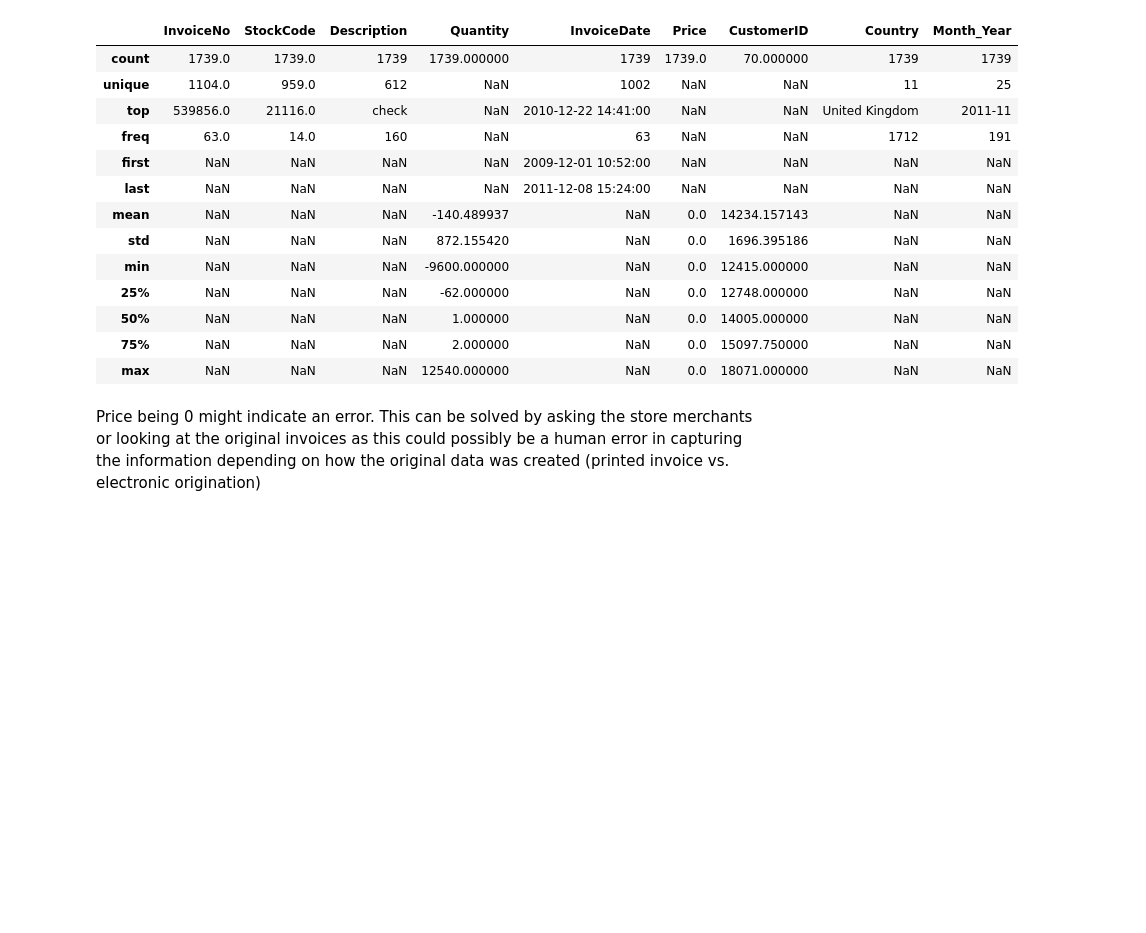
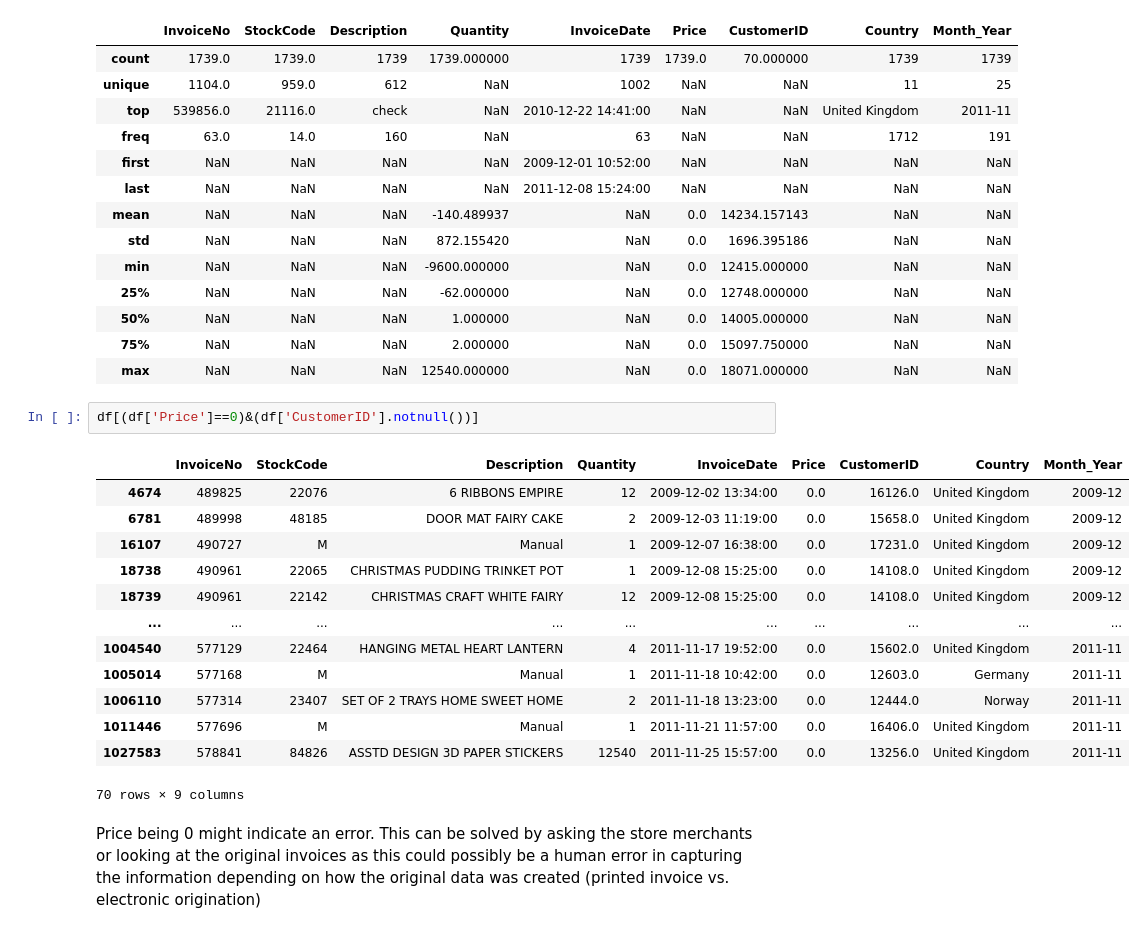
Before and after one commit to MakalaMabotja/Sales-Data-Project, a Jupyter notebook: Sales data cleaning & EDA.ipynb, the cells around one changed output. Saved outputs shown, nothing was run; the diff lists cells and outputs as text; blank space fills up the shorter version.

```diff
--- a/Sales data cleaning & EDA.ipynb
+++ b/Sales data cleaning & EDA.ipynb
@@ -131,6 +186,22 @@ df[df['Price']==0].describe(include='all')
 | 50% | NaN | NaN | NaN | 1.000000 | NaN | 0.0 | 14005.000000 | NaN | NaN |
 | 75% | NaN | NaN | NaN | 2.000000 | NaN | 0.0 | 15097.750000 | NaN | NaN |
 | max | NaN | NaN | NaN | 12540.000000 | NaN | 0.0 | 18071.000000 | NaN | NaN |
+# %%
+df[(df['Price']==0)&(df['CustomerID'].notnull())]
+# %% [output]
+|  | InvoiceNo | StockCode | Description | Quantity | InvoiceDate | Price | CustomerID | Country | Month_Year |
+| 4674 | 489825 | 22076 | 6 RIBBONS EMPIRE | 12 | 2009-12-02 13:34:00 | 0.0 | 16126.0 | United Kingdom | 2009-12 |
+| 6781 | 489998 | 48185 | DOOR MAT FAIRY CAKE | 2 | 2009-12-03 11:19:00 | 0.0 | 15658.0 | United Kingdom | 2009-12 |
+| 16107 | 490727 | M | Manual | 1 | 2009-12-07 16:38:00 | 0.0 | 17231.0 | United Kingdom | 2009-12 |
+| 18738 | 490961 | 22065 | CHRISTMAS PUDDING TRINKET POT | 1 | 2009-12-08 15:25:00 | 0.0 | 14108.0 | United Kingdom | 2009-12 |
+| 18739 | 490961 | 22142 | CHRISTMAS CRAFT WHITE FAIRY | 12 | 2009-12-08 15:25:00 | 0.0 | 14108.0 | United Kingdom | 2009-12 |
+| ... | ... | ... | ... | ... | ... | ... | ... | ... | ... |
+| 1004540 | 577129 | 22464 | HANGING METAL HEART LANTERN | 4 | 2011-11-17 19:52:00 | 0.0 | 15602.0 | United Kingdom | 2011-11 |
+| 1005014 | 577168 | M | Manual | 1 | 2011-11-18 10:42:00 | 0.0 | 12603.0 | Germany | 2011-11 |
+| 1006110 | 577314 | 23407 | SET OF 2 TRAYS HOME SWEET HOME | 2 | 2011-11-18 13:23:00 | 0.0 | 12444.0 | Norway | 2011-11 |
+| 1011446 | 577696 | M | Manual | 1 | 2011-11-21 11:57:00 | 0.0 | 16406.0 | United Kingdom | 2011-11 |
+| 1027583 | 578841 | 84826 | ASSTD DESIGN 3D PAPER STICKERS | 12540 | 2011-11-25 15:57:00 | 0.0 | 13256.0 | United Kingdom | 2011-11 |
+70 rows × 9 columns
 # %% [markdown]
 Price being 0 might indicate an error. This can be solved by asking the store merchants or looking at the original invoices as this could possibly be a human error in capturing the information depending on how the original data was created (printed invoice vs. electronic origination)
 # %% [markdown]
```
Also changed, not shown: parts of 22 cells of this notebook, 1 other file.
